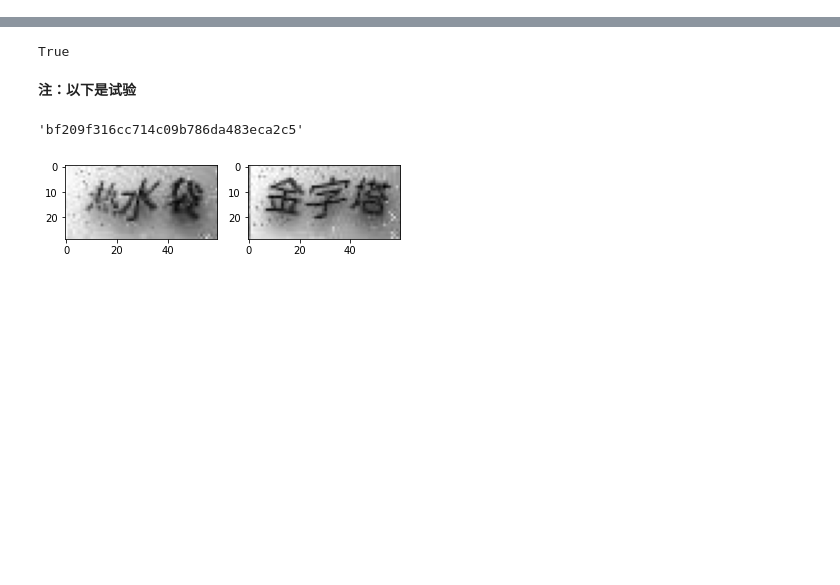
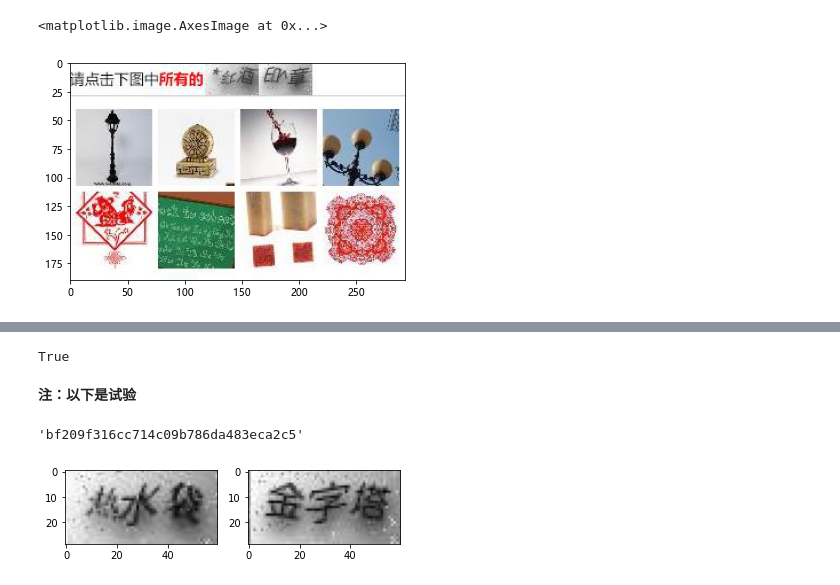
Before and after one commit to SpiritedAwayCN/Cracking-12306, a Jupyter notebook: Captcha-Interaction-Test.ipynb, the cells around one changed output, grey strips where cells are left out. Drawn from its saved outputs; the diff is of its cells as text; code cells hidden in the pictures; blank space fills up the shorter version.

```diff
--- a/Captcha-Interaction-Test.ipynb
+++ b/Captcha-Interaction-Test.ipynb
@@ -62,3 +63,10 @@ plt.imshow(img[:, :, ::-1])
+# %%
+img = cv2.imread('net/bootstrap_failed/1618224688-cdae8617c2898636689f91c212b71599.png')
+
+plt.imshow(img[:, :, ::-1])
+# %% [output]
+<matplotlib.image.AxesImage at 0x...>
+[figure, added]
 # %%
 top_k = 5
 wanna_saved = None
```
Also changed, not shown: parts of 5 cells of this notebook, 5 other files.
